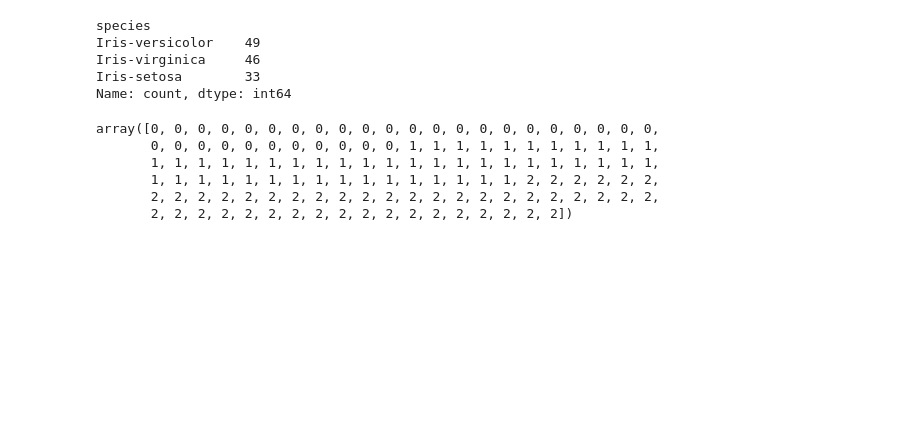
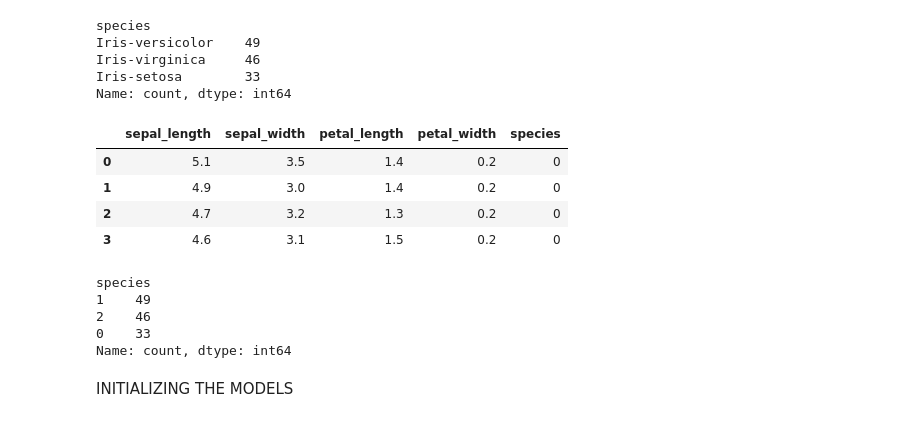
Before and after one commit to abufaheema/CODSOFT2, a Jupyter notebook: iris_flower_prediction.ipynb, the cells around one changed output. Cells and saved outputs as stored; diff of their text form; code cells hidden in the pictures; blank space fills up the shorter version.

Commit message:
ongoing project fitinf some model on the dataset

```diff
--- a/iris_flower_prediction.ipynb
+++ b/iris_flower_prediction.ipynb
@@ -218,11 +218,22 @@ Name: count, dtype: int64
 # %%
 # Encoding the target variables into a numerical
 encoder= LabelEncoder()
-encoder.fit_transform(iris['species'])
+iris['species']=encoder.fit_transform(iris['species'])
-# %% [output]
-array([0, 0, 0, 0, 0, 0, 0, 0, 0, 0, 0, 0, 0, 0, 0, 0, 0, 0, 0, 0, 0, 0,
-       0, 0, 0, 0, 0, 0, 0, 0, 0, 0, 0, 1, 1, 1, 1, 1, 1, 1, 1, 1, 1, 1,
-       1, 1, 1, 1, 1, 1, 1, 1, 1, 1, 1, 1, 1, 1, 1, 1, 1, 1, 1, 1, 1, 1,
-       1, 1, 1, 1, 1, 1, 1, 1, 1, 1, 1, 1, 1, 1, 1, 1, 2, 2, 2, 2, 2, 2,
-       2, 2, 2, 2, 2, 2, 2, 2, 2, 2, 2, 2, 2, 2, 2, 2, 2, 2, 2, 2, 2, 2,
-       2, 2, 2, 2, 2, 2, 2, 2, 2, 2, 2, 2, 2, 2, 2, 2, 2, 2])
+# %%
+# checking back the dataset after the label encoder
+iris.head(4)
+# %% [output]
+|  | sepal_length | sepal_width | petal_length | petal_width | species |
+| 0 | 5.1 | 3.5 | 1.4 | 0.2 | 0 |
+| 1 | 4.9 | 3.0 | 1.4 | 0.2 | 0 |
+| 2 | 4.7 | 3.2 | 1.3 | 0.2 | 0 |
+| 3 | 4.6 | 3.1 | 1.5 | 0.2 | 0 |
+# %%
+# checking the value count of the target variable
+iris['species'].value_counts()
+# %% [output]
+species
+1    49
+2    46
+0    33
+Name: count, dtype: int64
@@ -228,0 +252,2 @@ array([0, 0, 0, 0, 0, 0, 0, 0, 0, 0, 0, 0, 0, 0, 0, 0, 0, 0, 0, 0, 0, 0,
+# %% [markdown]
+INITIALIZING THE MODELS
```
Also changed, not shown: parts of 13 cells of this notebook.
